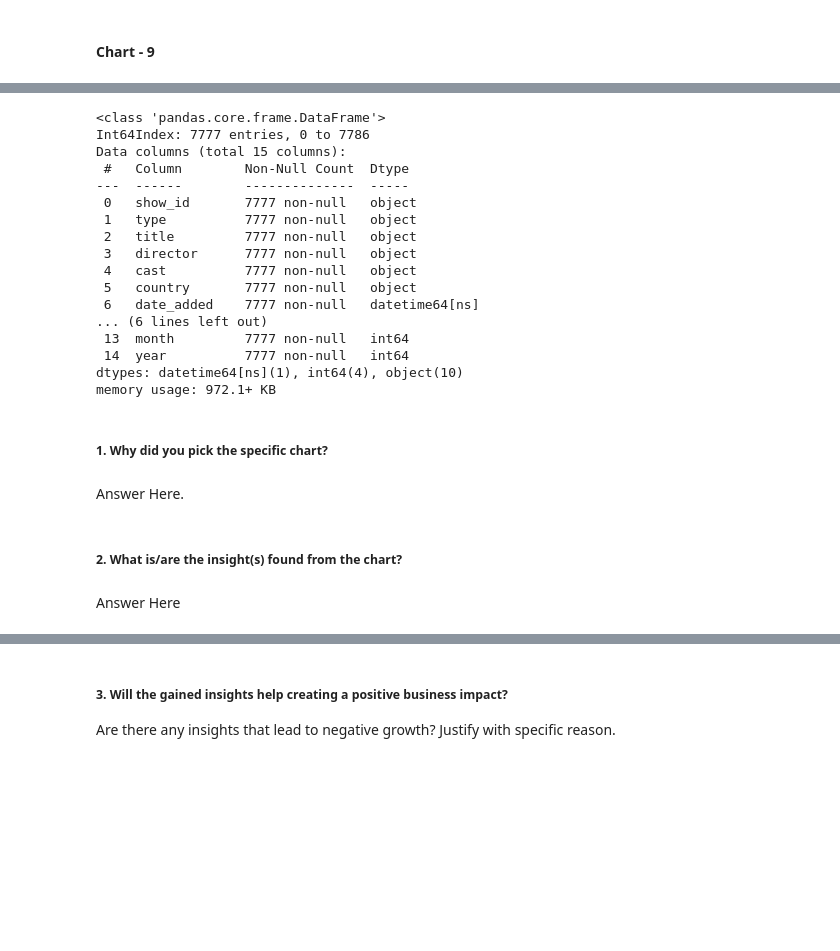
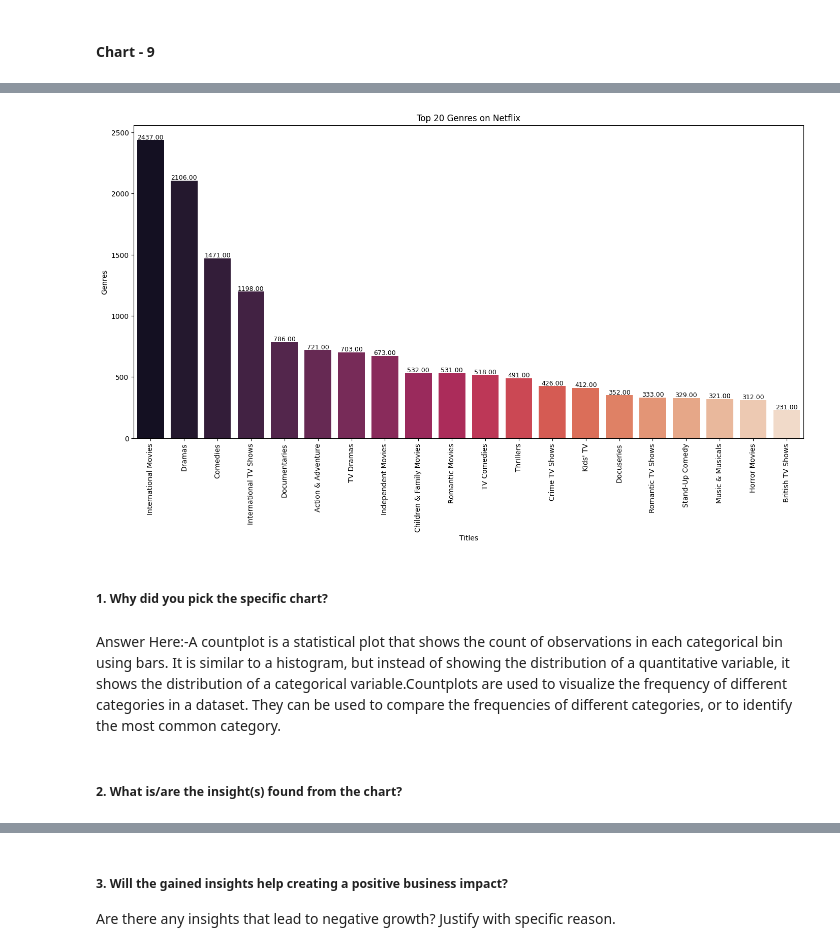
Before and after one commit to sanidhya1996/Unsupervised-ML., a Jupyter notebook: NETFLIX_MOVIES_AND_TV_SHOWS_CLUSTERING.ipynb, the cells around one changed output, grey strips where cells are left out. Cells and saved outputs as stored; diff of their text form; code cells hidden in the pictures; blank space fills up the shorter version.

```diff
--- a/NETFLIX_MOVIES_AND_TV_SHOWS_CLUSTERING.ipynb
+++ b/NETFLIX_MOVIES_AND_TV_SHOWS_CLUSTERING.ipynb
@@ -735,28 +725,24 @@ df.head()
-# %%
-df.info()
-# %% [output]
-<class 'pandas.core.frame.DataFrame'>
-Int64Index: 7777 entries, 0 to 7786
-Data columns (total 15 columns):
- #   Column        Non-Null Count  Dtype
----  ------        --------------  -----
- 0   show_id       7777 non-null   object
- 1   type          7777 non-null   object
- 2   title         7777 non-null   object
- 3   director      7777 non-null   object
- 4   cast          7777 non-null   object
- 5   country       7777 non-null   object
- 6   date_added    7777 non-null   datetime64[ns]
-... (6 lines left out)
- 13  month         7777 non-null   int64
- 14  year          7777 non-null   int64
-dtypes: datetime64[ns](1), int64(4), object(10)
-memory usage: 972.1+ KB
+# %%
+# Chart - 9 visualization code
+filtered_genres = df.set_index('title').listed_in.str.split(', ', expand=True).stack().reset_index(level=1, drop=True);
+plt.figure(figsize=(17,8))
+g = sns.countplot(x = filtered_genres,palette="rocket" ,order=filtered_genres.value_counts().index[:20])
+plt.xticks(rotation = 90)
+for bar in g.patches:
+    g.annotate(format(bar.get_height(), '.2f'),
+                   (bar.get_x() + bar.get_width() / 2,
+                    bar.get_height()), ha='center', va='center',
+                   size=9, xytext=(0, 4),
+                   textcoords='offset points')
+plt.title('Top 20 Genres on Netflix',)
+plt.xlabel('Titles')
+plt.ylabel('Genres')
+plt.show()
+# %% [output]
+[figure, added]
 # %% [markdown]
 ##### 1. Why did you pick the specific chart?
-# %% [markdown]
-Answer Here.
+# %% [markdown]
+Answer Here:-A countplot is a statistical plot that shows the count of observations in each categorical bin using bars. It is similar to a histogram, but instead of showing the distribution of a quantitative variable, it shows the distribution of a categorical variable.Countplots are used to visualize the frequency of different categories in a dataset. They can be used to compare the frequencies of different categories, or to identify the most common category.
 # %% [markdown]
 ##### 2. What is/are the insight(s) found from the chart?
-# %% [markdown]
-Answer Here
```
Also changed, not shown: parts of 17 cells of this notebook.
